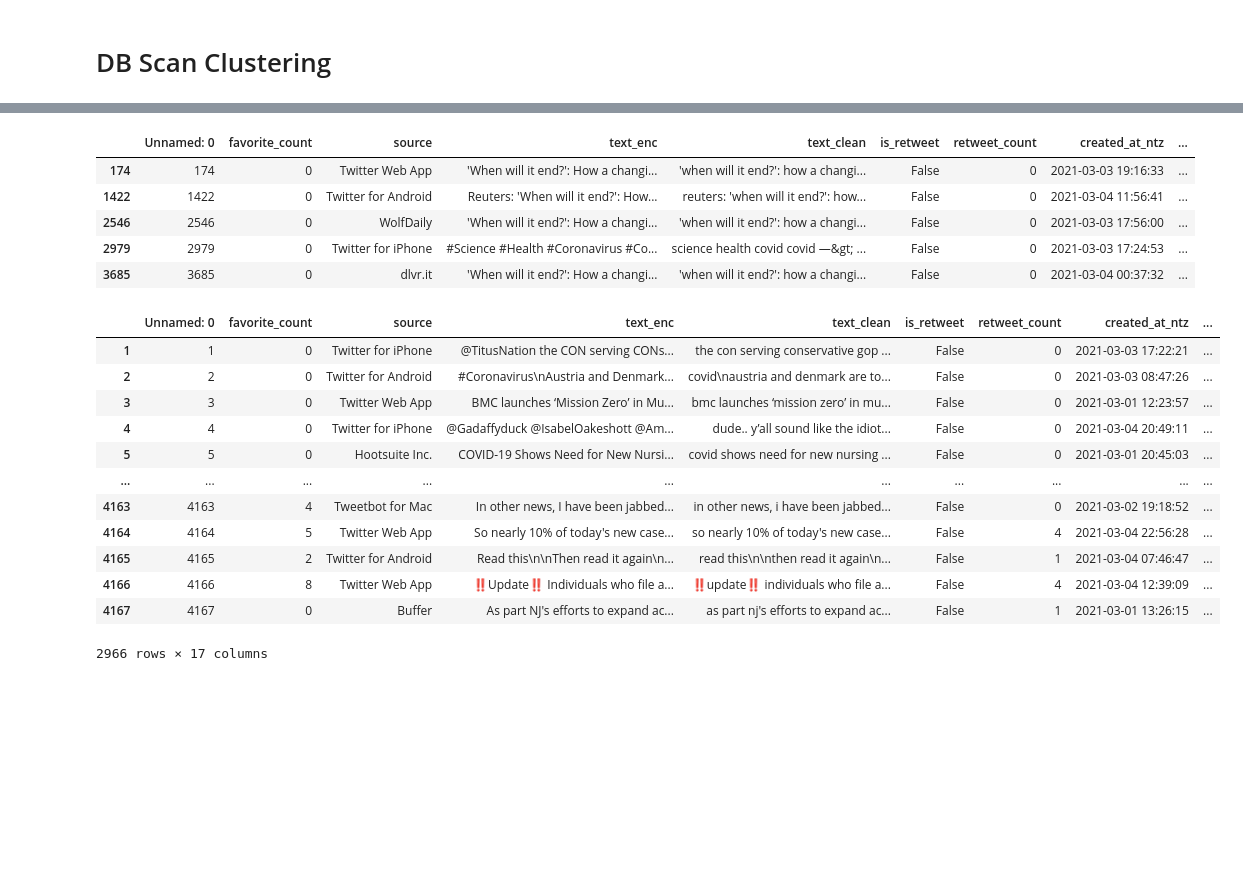
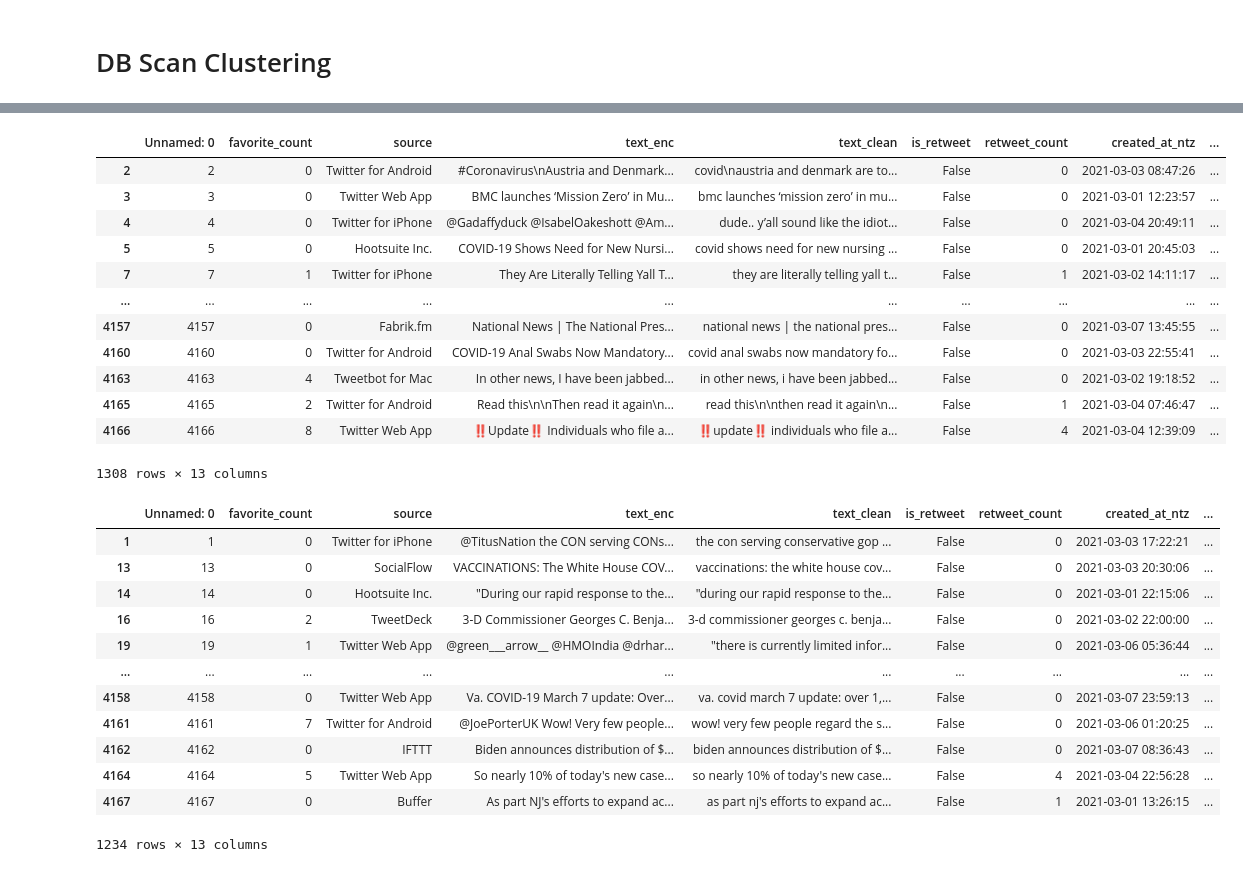
Before and after one commit to giulionenna/Progetto_BI2021, a Jupyter notebook: Mining_notebook.ipynb, the cells around one changed output, grey strips where cells are left out. Cells and saved outputs as stored; diff of their text form; code cells hidden in the pictures; blank space fills up the shorter version.

```diff
--- a/Mining_notebook.ipynb
+++ b/Mining_notebook.ipynb
@@ -701,12 +698,13 @@ array([0, 0, 0, 0, 0], dtype=int64)
 # %% [markdown]
 # DB Scan Clustering
 # %%
+scaler = StandardScaler()
 from sklearn.neighbors import NearestNeighbors
-M=tfidf_en_matrix_00
+M=scaler.fit_transform(tfidf_en_matrix_00)
 
-nbrs = NearestNeighbors(n_neighbors=500, radius=20, n_jobs=-1).fit(M)
+nbrs = NearestNeighbors(n_neighbors=5, radius=20, n_jobs=-1).fit(M)
 distances, indices = nbrs.kneighbors(M)
-distances_plot = [d[499] for d in distances ]
+distances_plot = [d[4] for d in distances ]
 #print(indices[0],distances[0])
 # %%
 distances_plot.sort()
@@ -728,31 +715,38 @@ s**0.5
 # %%
 from sklearn.cluster import DBSCAN
-M=tfidf_en_matrix_00
-clustering = DBSCAN(eps=0.5, metric='cosine').fit(M)
+
+clustering = DBSCAN(eps=0.8, min_samples=5).fit(M)
 
 
 df_en['labels_DBSCAN']= clustering.labels_
 df_en.loc[df_en['labels_DBSCAN']==0]
 # %% [output]
 |  | Unnamed: 0 | favorite_count | source | text_enc | text_clean | is_retweet | retweet_count | created_at_ntz | ... |
-| 174 | 174 | 0 | Twitter Web App | 'When will it end?': How a changi... | 'when will it end?': how a changi... | False | 0 | 2021-03-03 19:16:33 | ... |
-| 1422 | 1422 | 0 | Twitter for Android | Reuters: 'When will it end?': How... | reuters: 'when will it end?': how... | False | 0 | 2021-03-04 11:56:41 | ... |
-| 2546 | 2546 | 0 | WolfDaily | 'When will it end?': How a changi... | 'when will it end?': how a changi... | False | 0 | 2021-03-03 17:56:00 | ... |
-| 2979 | 2979 | 0 | Twitter for iPhone | #Science #Health #Coronavirus #Co... | science health covid covid —&gt; ... | False | 0 | 2021-03-03 17:24:53 | ... |
-| 3685 | 3685 | 0 | dlvr.it | 'When will it end?': How a changi... | 'when will it end?': how a changi... | False | 0 | 2021-03-04 00:37:32 | ... |
+| 2 | 2 | 0 | Twitter for Android | #Coronavirus\nAustria and Denmark... | covid\naustria and denmark are to... | False | 0 | 2021-03-03 08:47:26 | ... |
+| 3 | 3 | 0 | Twitter Web App | BMC launches ‘Mission Zero’ in Mu... | bmc launches ‘mission zero’ in mu... | False | 0 | 2021-03-01 12:23:57 | ... |
+| 4 | 4 | 0 | Twitter for iPhone | @Gadaffyduck @IsabelOakeshott @Am... | dude.. y’all sound like the idiot... | False | 0 | 2021-03-04 20:49:11 | ... |
+| 5 | 5 | 0 | Hootsuite Inc. | COVID-19 Shows Need for New Nursi... | covid shows need for new nursing ... | False | 0 | 2021-03-01 20:45:03 | ... |
+| 7 | 7 | 1 | Twitter for iPhone | They Are Literally Telling Yall T... | they are literally telling yall t... | False | 1 | 2021-03-02 14:11:17 | ... |
+| ... | ... | ... | ... | ... | ... | ... | ... | ... | ... |
+| 4157 | 4157 | 0 | Fabrik.fm | National News | The National Pres... | national news | the national pres... | False | 0 | 2021-03-07 13:45:55 | ... |
+| 4160 | 4160 | 0 | Twitter for Android | COVID-19 Anal Swabs Now Mandatory... | covid anal swabs now mandatory fo... | False | 0 | 2021-03-03 22:55:41 | ... |
+| 4163 | 4163 | 4 | Tweetbot for Mac | In other news, I have been jabbed... | in other news, i have been jabbed... | False | 0 | 2021-03-02 19:18:52 | ... |
+| 4165 | 4165 | 2 | Twitter for Android | Read this\n\nThen read it again\n... | read this\n\nthen read it again\n... | False | 1 | 2021-03-04 07:46:47 | ... |
+| 4166 | 4166 | 8 | Twitter Web App | ‼️Update‼️ Individuals who file a... | ‼️update‼️ individuals who file a... | False | 4 | 2021-03-04 12:39:09 | ... |
+1308 rows × 13 columns
 # %%
 df_en.loc[df_en['labels_DBSCAN']==-1]
 # %% [output]
 |  | Unnamed: 0 | favorite_count | source | text_enc | text_clean | is_retweet | retweet_count | created_at_ntz | ... |
 | 1 | 1 | 0 | Twitter for iPhone | @TitusNation the CON serving CONs... | the con serving conservative gop ... | False | 0 | 2021-03-03 17:22:21 | ... |
-| 2 | 2 | 0 | Twitter for Android | #Coronavirus\nAustria and Denmark... | covid\naustria and denmark are to... | False | 0 | 2021-03-03 08:47:26 | ... |
-| 3 | 3 | 0 | Twitter Web App | BMC launches ‘Mission Zero’ in Mu... | bmc launches ‘mission zero’ in mu... | False | 0 | 2021-03-01 12:23:57 | ... |
-| 4 | 4 | 0 | Twitter for iPhone | @Gadaffyduck @IsabelOakeshott @Am... | dude.. y’all sound like the idiot... | False | 0 | 2021-03-04 20:49:11 | ... |
-| 5 | 5 | 0 | Hootsuite Inc. | COVID-19 Shows Need for New Nursi... | covid shows need for new nursing ... | False | 0 | 2021-03-01 20:45:03 | ... |
+| 13 | 13 | 0 | SocialFlow | VACCINATIONS: The White House COV... | vaccinations: the white house cov... | False | 0 | 2021-03-03 20:30:06 | ... |
+| 14 | 14 | 0 | Hootsuite Inc. | "During our rapid response to the... | "during our rapid response to the... | False | 0 | 2021-03-01 22:15:06 | ... |
+| 16 | 16 | 2 | TweetDeck | 3-D Commissioner Georges C. Benja... | 3-d commissioner georges c. benja... | False | 0 | 2021-03-02 22:00:00 | ... |
+| 19 | 19 | 1 | Twitter Web App | @green___arrow__ @HMOIndia @drhar... | "there is currently limited infor... | False | 0 | 2021-03-06 05:36:44 | ... |
 | ... | ... | ... | ... | ... | ... | ... | ... | ... | ... |
-| 4163 | 4163 | 4 | Tweetbot for Mac | In other news, I have been jabbed... | in other news, i have been jabbed... | False | 0 | 2021-03-02 19:18:52 | ... |
+| 4158 | 4158 | 0 | Twitter Web App | Va. COVID-19 March 7 update: Over... | va. covid march 7 update: over 1,... | False | 0 | 2021-03-07 23:59:13 | ... |
+| 4161 | 4161 | 7 | Twitter for Android | @JoePorterUK Wow! Very few people... | wow! very few people regard the s... | False | 0 | 2021-03-06 01:20:25 | ... |
+| 4162 | 4162 | 0 | IFTTT | Biden announces distribution of $... | biden announces distribution of $... | False | 0 | 2021-03-07 08:36:43 | ... |
 | 4164 | 4164 | 5 | Twitter Web App | So nearly 10% of today's new case... | so nearly 10% of today's new case... | False | 4 | 2021-03-04 22:56:28 | ... |
-| 4165 | 4165 | 2 | Twitter for Android | Read this\n\nThen read it again\n... | read this\n\nthen read it again\n... | False | 1 | 2021-03-04 07:46:47 | ... |
-| 4166 | 4166 | 8 | Twitter Web App | ‼️Update‼️ Individuals who file a... | ‼️update‼️ individuals who file a... | False | 4 | 2021-03-04 12:39:09 | ... |
 | 4167 | 4167 | 0 | Buffer | As part NJ's efforts to expand ac... | as part nj's efforts to expand ac... | False | 1 | 2021-03-01 13:26:15 | ... |
-2966 rows × 17 columns
+1234 rows × 13 columns
```
Also changed, not shown: parts of 5 cells of this notebook, 1 other file.
